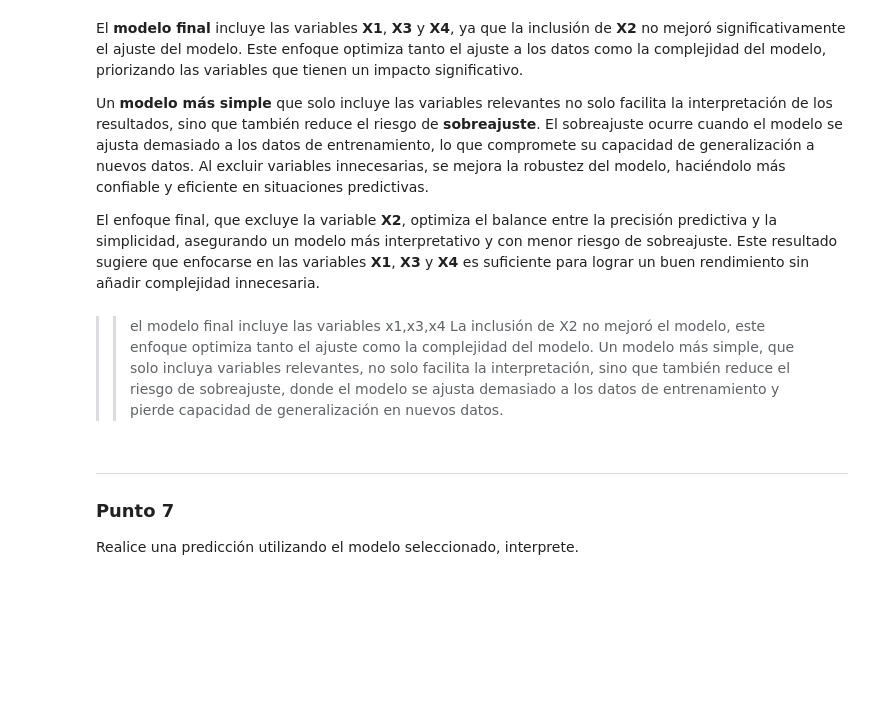
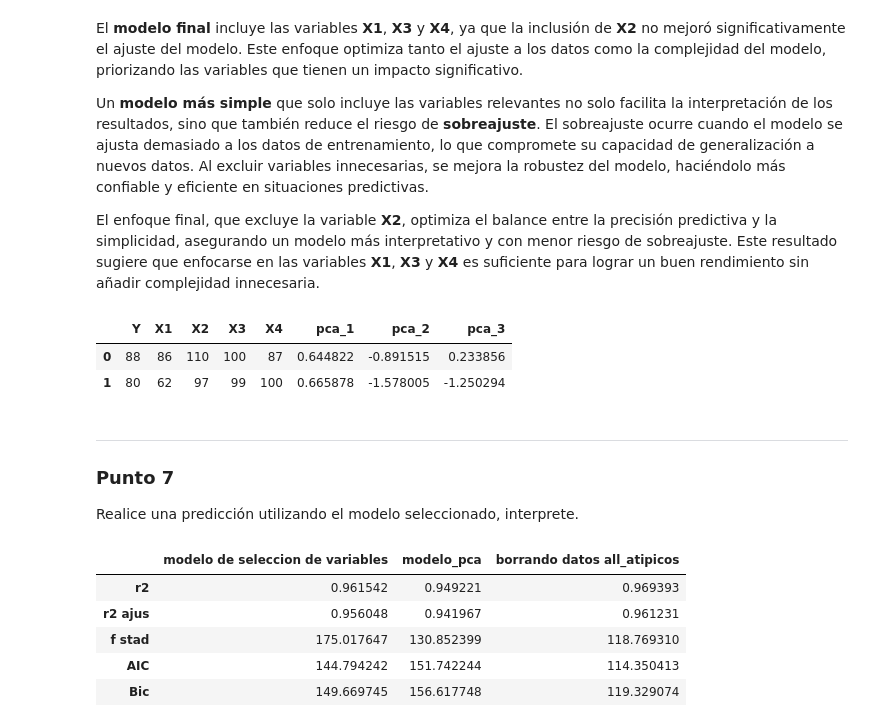
Before and after one commit to Andres-Fonseca/estadistica, a Jupyter notebook: estadistica_3.ipynb, the cells around one changed output. Drawn from its saved outputs; the diff is of its cells as text; code cells hidden in the pictures; blank space fills up the shorter version.

```diff
--- a/estadistica_3.ipynb
+++ b/estadistica_3.ipynb
@@ -459,0 +407,10 @@ print(vif_data)
+# %%
+pca = PCA(n_components=3)
+
+X_pca = pca.fit_transform(X_scaled)
+
+df_pca = pd.DataFrame(X_pca)
+
+df_pca.columns = ['PC'+str(i) for i in range(df_pca.shape[1])]
+
+df_pca['Y']=df[outcome]
@@ -459,0 +422,8 @@ print(vif_data)
+# %%
+# nuevas variables reducidas
+# ya que x3 y x4 tenian una correlacion bastante alta por lo que no es necesario tener dos variables
+# con el mismo comportamiento
+
+df['pca_1']=X_pca[:,0]
+df['pca_2']=X_pca[:,1]
+df['pca_3']=X_pca[:,2]
@@ -525,8 +505,12 @@ El **modelo final** incluye las variables **X1**, **X3** y **X4**, ya que la inc
 Un **modelo más simple** que solo incluye las variables relevantes no solo facilita la interpretación de los resultados, sino que también reduce el riesgo de **sobreajuste**. El sobreajuste ocurre cuando el modelo se ajusta demasiado a los datos de entrenamiento, lo que compromete su capacidad de generalización a nuevos datos. Al excluir variables innecesarias, se mejora la robustez del modelo, haciéndolo más confiable y eficiente en situaciones predictivas.
 
 El enfoque final, que excluye la variable **X2**, optimiza el balance entre la precisión predictiva y la simplicidad, asegurando un modelo más interpretativo y con menor riesgo de sobreajuste. Este resultado sugiere que enfocarse en las variables **X1**, **X3** y **X4** es suficiente para lograr un buen rendimiento sin añadir complejidad innecesaria.
-# %% [markdown]
->>el modelo final incluye las variables x1,x3,x4 La inclusión de X2 no mejoró el modelo, este enfoque optimiza tanto el ajuste como la complejidad del modelo. Un modelo más simple, que solo incluya variables relevantes, no solo facilita la interpretación, sino que también reduce el riesgo de sobreajuste, donde el modelo se ajusta demasiado a los datos de entrenamiento y pierde capacidad de generalización en nuevos datos.
+# %%
+df.head(2)
+# %% [output]
+|  | Y | X1 | X2 | X3 | X4 | pca_1 | pca_2 | pca_3 |
+| 0 | 88 | 86 | 110 | 100 | 87 | 0.644822 | -0.891515 | 0.233856 |
+| 1 | 80 | 62 | 97 | 99 | 100 | 0.665878 | -1.578005 | -1.250294 |
 # %% [markdown]
 ---
 ### **Punto 7**
@@ -533,0 +528,20 @@ Realice una predicción utilizando el modelo seleccionado, interprete.
+# %%
+cuadro = {
+    'modelo de seleccion de variables': {'r2': resultado_variables.rsquared, 'r2 ajus':resultado_variables.rsquared_adj
+    ,'f stad':resultado_variables.fvalue,'AIC':resultado_variables.aic,'Bic': resultado_variables.bic},
+    'modelo_pca': {'r2': resultado_pca.rsquared, 'r2 ajus':resultado_pca.rsquared_adj
+    ,'f stad':resultado_pca.fvalue,'AIC':resultado_pca.aic,'Bic': resultado_pca.bic},
+    'borrando datos all_atipicos': {'r2': resultado_5.rsquared, 'r2 ajus':resultado_5.rsquared_adj
+    ,'f stad':resultado_5.fvalue,'AIC':resultado_5.aic,'Bic': resultado_5.bic},
+
+
+}
+resumen=pd.DataFrame(cuadro)
+resumen
+# %% [output]
+|  | modelo de seleccion de variables | modelo_pca | borrando datos all_atipicos |
+| r2 | 0.961542 | 0.949221 | 0.969393 |
+| r2 ajus | 0.956048 | 0.941967 | 0.961231 |
+| f stad | 175.017647 | 130.852399 | 118.769310 |
+| AIC | 144.794242 | 151.742244 | 114.350413 |
+| Bic | 149.669745 | 156.617748 | 119.329074 |
```
Also changed, not shown: parts of 28 cells of this notebook, 2 other files.
